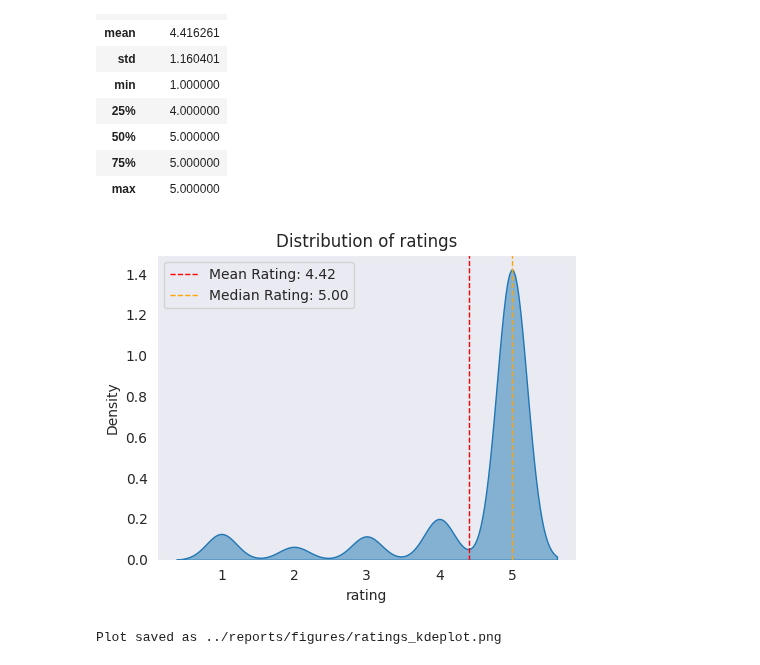
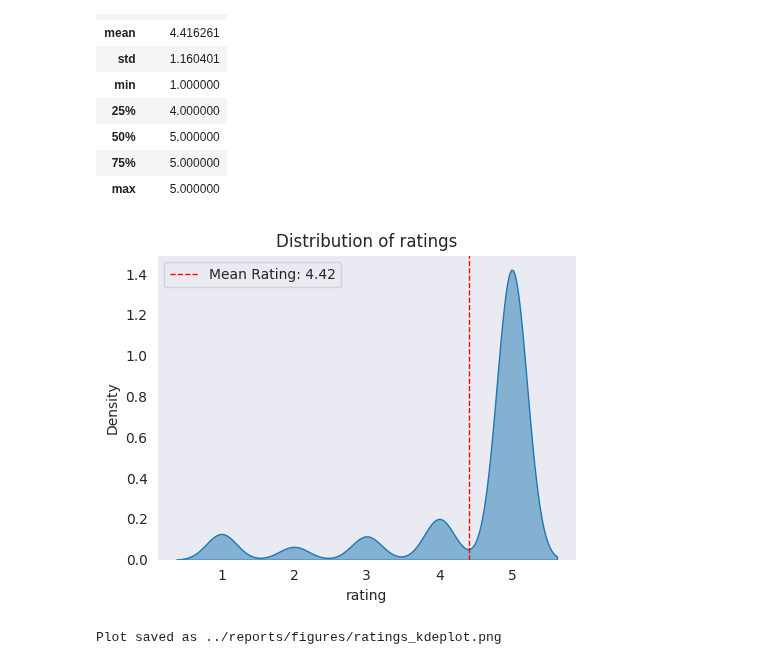
Before and after one commit to ds-edu/capstone-recsys, a Jupyter notebook: recsys_ecomm/notebooks/recsys.ipynb, the cells around one changed output. Cells and saved outputs as stored; diff of their text form; code cells hidden in the pictures.

```diff
--- a/recsys_ecomm/notebooks/recsys.ipynb
+++ b/recsys_ecomm/notebooks/recsys.ipynb
@@ -366,18 +366,18 @@ df.select_dtypes(include = 'number').describe()
 # %%
 # Distribution of ratings
 sns.set_style('dark', {'axes.grid':False})
 plt.figure(figsize=(5,4))
 
 # _ = sns.histplot(data=df, x='rating', color='teal', bins=5, kde=True)
 fig = sns.kdeplot(data=df, x='rating', fill=True, alpha=0.5)
 fig.set_title('Distribution of ratings')
 plt.axvline(x=df['rating'].mean(), ls='--', linewidth=1, color='red', label='Mean Rating: {:.2f}'.format(df['rating'].mean()))
-plt.axvline(x=df['rating'].median(), ls='--', linewidth=1, color='orange', label='Median Rating: {:.2f}'.format(df['rating'].median()))
+# plt.axvline(x=df['rating'].median(), ls='--', linewidth=1, color='orange', label='Median Rating: {:.2f}'.format(df['rating'].median()))
 plt.legend()
 plt.tight_layout()
 plt.show()
 # %% [output]
-[figure, old version]
+[figure, new version]
 # %%
 # save plots to File
 def save_plot(fig, filename, dpi=100):
```
Also changed, not shown: parts of 1 cell of this notebook.
